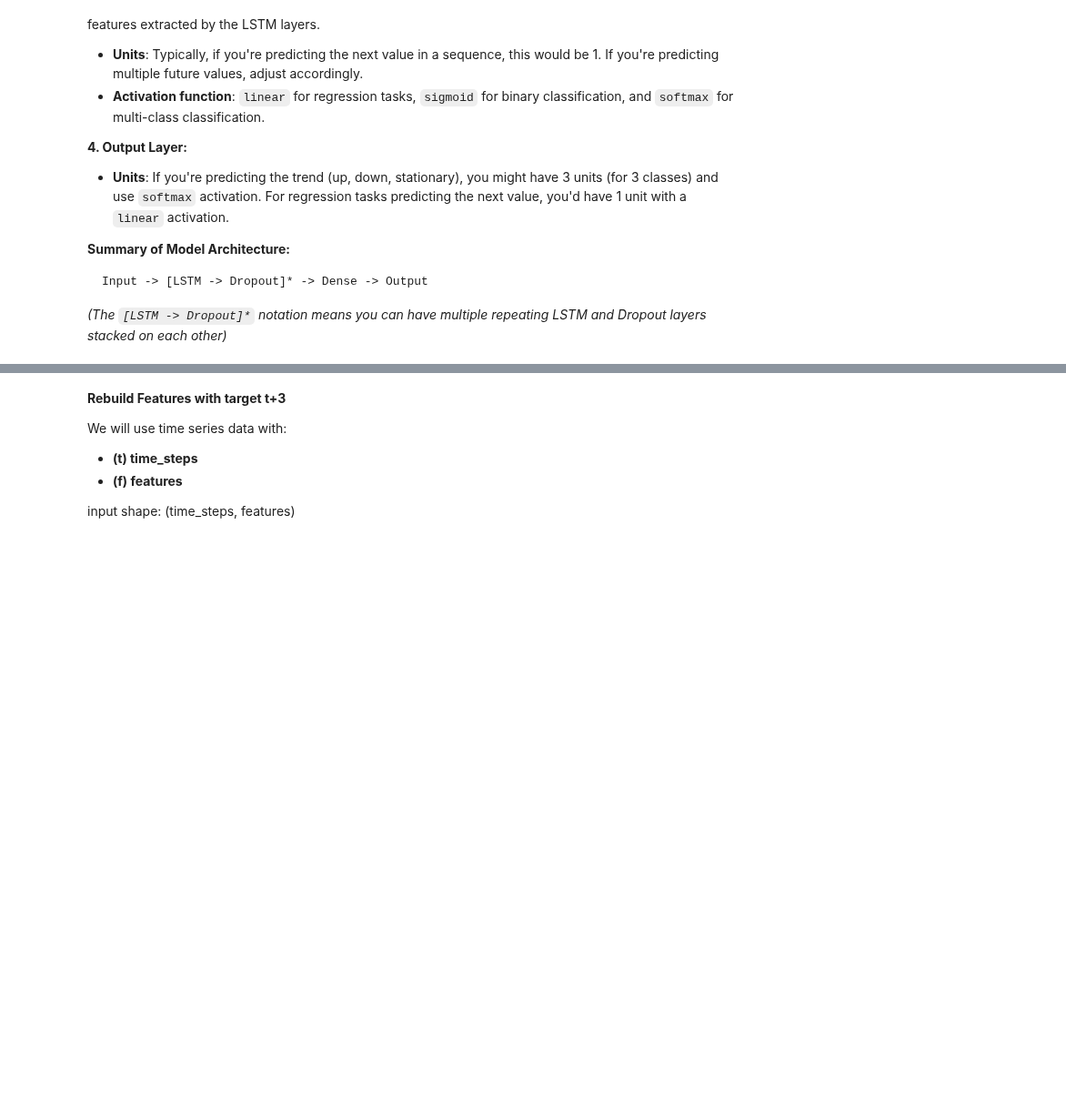
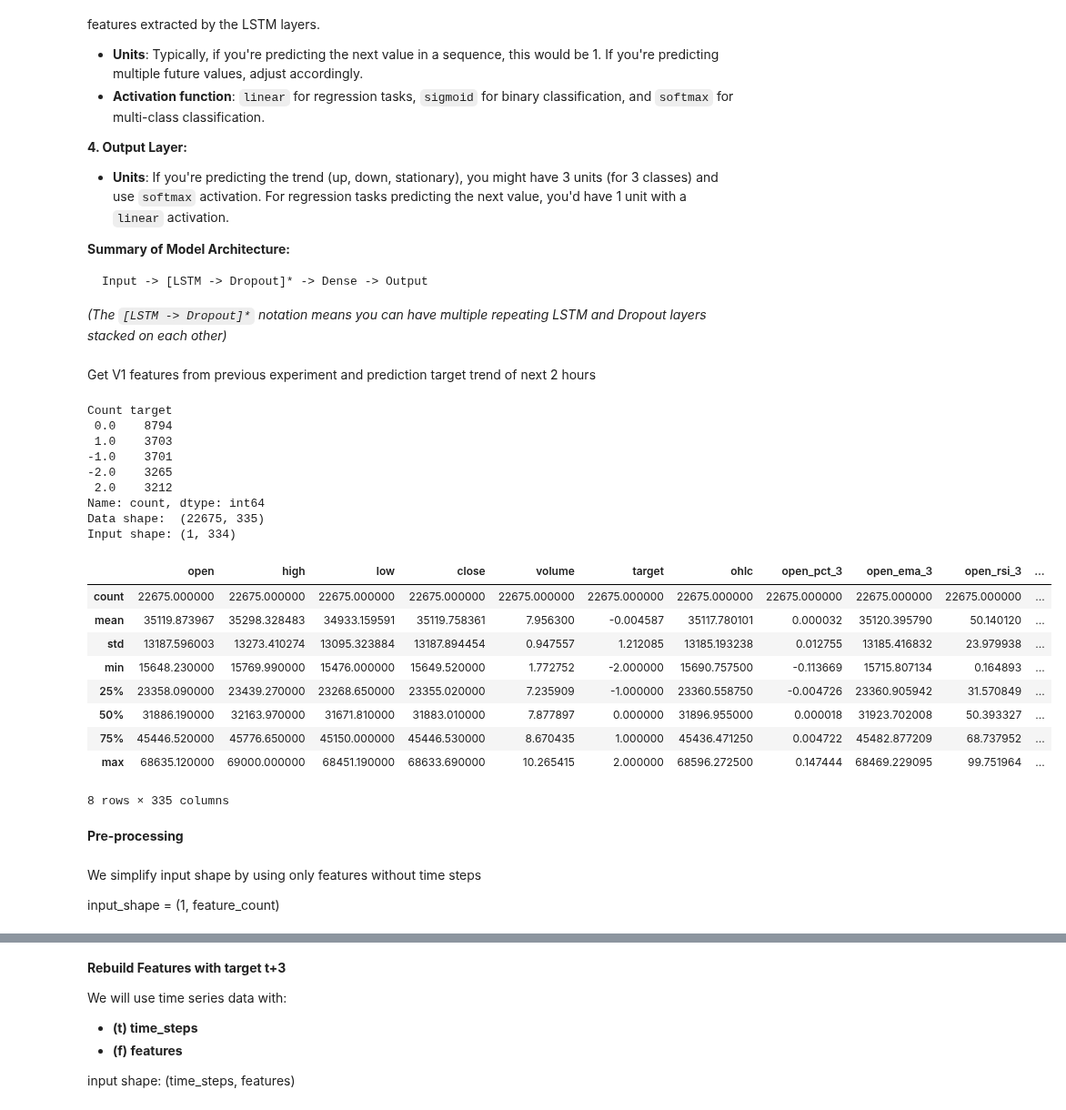
Before and after one commit to natapone/btc_live_price_prediction, a Jupyter notebook: 04_deep_learning_model.ipynb, the cells around one changed output, grey strips where cells are left out. Shown at 91% size. Cells and saved outputs as stored; diff of their text form; code cells hidden in the pictures; blank space fills up the shorter version.

Commit message:
RNN predict t+2

````diff
--- a/04_deep_learning_model.ipynb
+++ b/04_deep_learning_model.ipynb
@@ -328,3 +328,47 @@ Input -> [LSTM -> Dropout]* -> Dense -> Output
 ```
 
 *(The `[LSTM -> Dropout]*` notation means you can have multiple repeating LSTM and Dropout layers stacked on each other)*
+# %% [markdown]
+Get V1 features from previous experiment and prediction target trend of next 2 hours
+# %%
+df = read_hist_data()
+df = get_target_next_ema_diff(df, target_shift=2)
+df = get_features_v1(df)
+df = df.dropna()
+
+T = 1 # number of periods to use as input features (time steps)
+F = int((df.shape[1] -1) / T) # number of input features
+C = 5 # number of classes
+
+# Count target values
+print("Count", df['target'].value_counts())
+
+print("Data shape: ", df.shape )
+print(f"Input shape: ({T}, {F})")
+df.describe()
+# %% [output]
+Count target
+ 0.0    8794
+ 1.0    3703
+-1.0    3701
+-2.0    3265
+ 2.0    3212
+Name: count, dtype: int64
+Data shape:  (22675, 335)
+Input shape: (1, 334)
+|  | open | high | low | close | volume | target | ohlc | open_pct_3 | open_ema_3 | open_rsi_3 | ... |
+| count | 22675.000000 | 22675.000000 | 22675.000000 | 22675.000000 | 22675.000000 | 22675.000000 | 22675.000000 | 22675.000000 | 22675.000000 | 22675.000000 | ... |
+| mean | 35119.873967 | 35298.328483 | 34933.159591 | 35119.758361 | 7.956300 | -0.004587 | 35117.780101 | 0.000032 | 35120.395790 | 50.140120 | ... |
+| std | 13187.596003 | 13273.410274 | 13095.323884 | 13187.894454 | 0.947557 | 1.212085 | 13185.193238 | 0.012755 | 13185.416832 | 23.979938 | ... |
+| min | 15648.230000 | 15769.990000 | 15476.000000 | 15649.520000 | 1.772752 | -2.000000 | 15690.757500 | -0.113669 | 15715.807134 | 0.164893 | ... |
+| 25% | 23358.090000 | 23439.270000 | 23268.650000 | 23355.020000 | 7.235909 | -1.000000 | 23360.558750 | -0.004726 | 23360.905942 | 31.570849 | ... |
+| 50% | 31886.190000 | 32163.970000 | 31671.810000 | 31883.010000 | 7.877897 | 0.000000 | 31896.955000 | 0.000018 | 31923.702008 | 50.393327 | ... |
+| 75% | 45446.520000 | 45776.650000 | 45150.000000 | 45446.530000 | 8.670435 | 1.000000 | 45436.471250 | 0.004722 | 45482.877209 | 68.737952 | ... |
+| max | 68635.120000 | 69000.000000 | 68451.190000 | 68633.690000 | 10.265415 | 2.000000 | 68596.272500 | 0.147444 | 68469.229095 | 99.751964 | ... |
+8 rows × 335 columns
+# %% [markdown]
+**Pre-processing**
+# %% [markdown]
+We simplify input shape by using only features without time steps
+
+input_shape = (1, feature_count)
````
Also changed, not shown: parts of 18 cells of this notebook.
